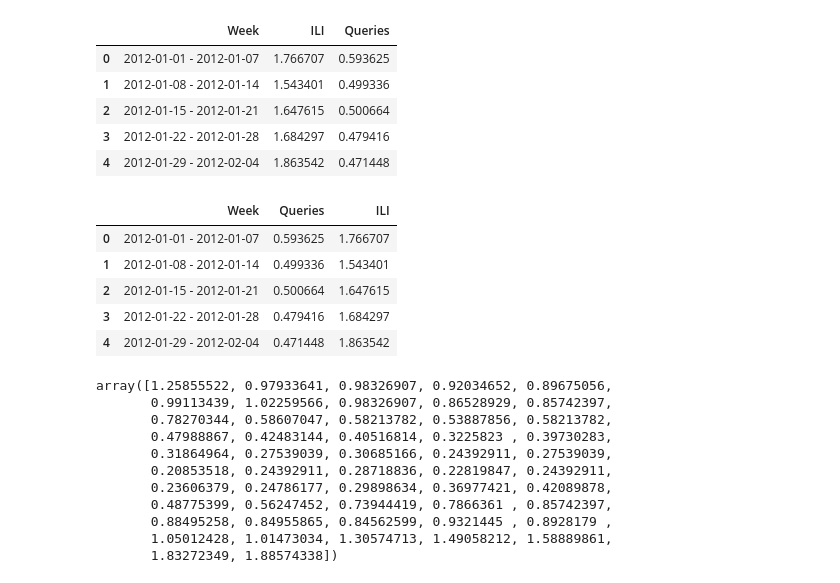
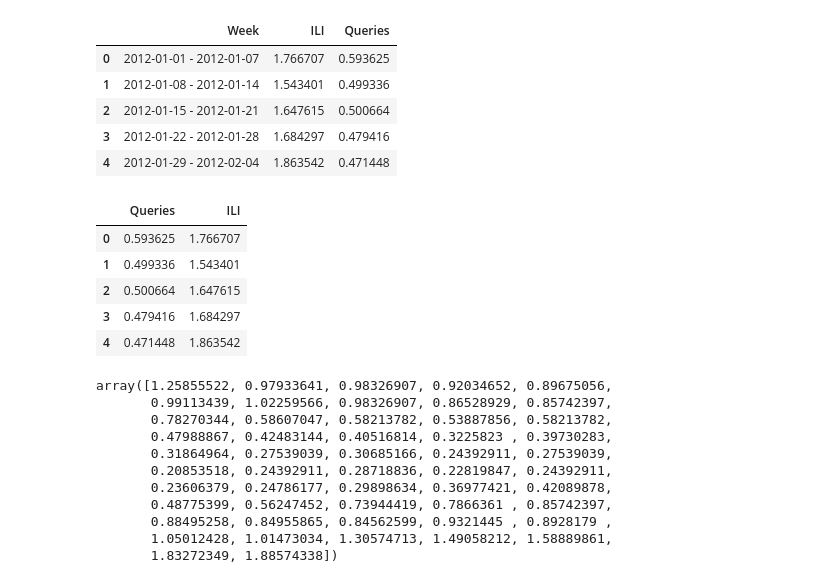
Before and after one commit to SunitaC-coder/Detecting-Flu-Epidemic, a Jupyter notebook: DetectingFluEpidemics.ipynb, the cells around one changed output. Saved outputs shown, nothing was run; the diff lists cells and outputs as text; code cells hidden in the pictures.

```diff
--- a/DetectingFluEpidemics.ipynb
+++ b/DetectingFluEpidemics.ipynb
@@ -249,9 +228,11 @@ Flu_Test_exp = Flu_Test[cols]
+# %%
+Flu_Test_Subset = Flu_Test[['Queries', 'ILI']]
 # %%
-Flu_Test_exp .head()
+Flu_Test_Subset .head()
 # %% [output]
-|  | Week | Queries | ILI |
-| 0 | 2012-01-01 - 2012-01-07 | 0.593625 | 1.766707 |
-| 1 | 2012-01-08 - 2012-01-14 | 0.499336 | 1.543401 |
-| 2 | 2012-01-15 - 2012-01-21 | 0.500664 | 1.647615 |
-| 3 | 2012-01-22 - 2012-01-28 | 0.479416 | 1.684297 |
-| 4 | 2012-01-29 - 2012-02-04 | 0.471448 | 1.863542 |
+|  | Queries | ILI |
+| 0 | 0.593625 | 1.766707 |
+| 1 | 0.499336 | 1.543401 |
+| 2 | 0.500664 | 1.647615 |
+| 3 | 0.479416 | 1.684297 |
+| 4 | 0.471448 | 1.863542 |
```
Also changed, not shown: parts of 14 cells of this notebook.
